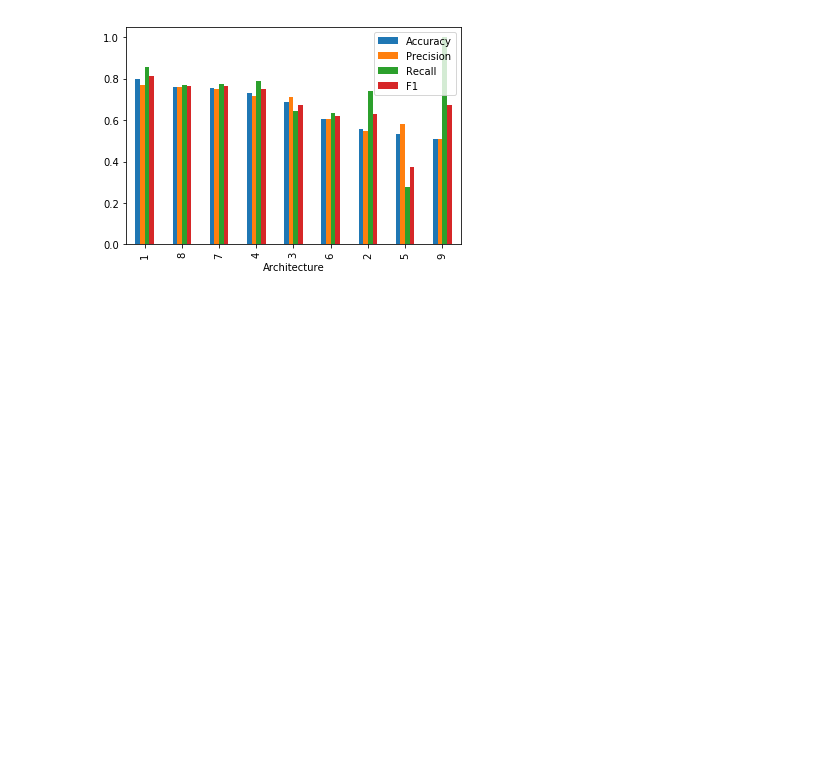
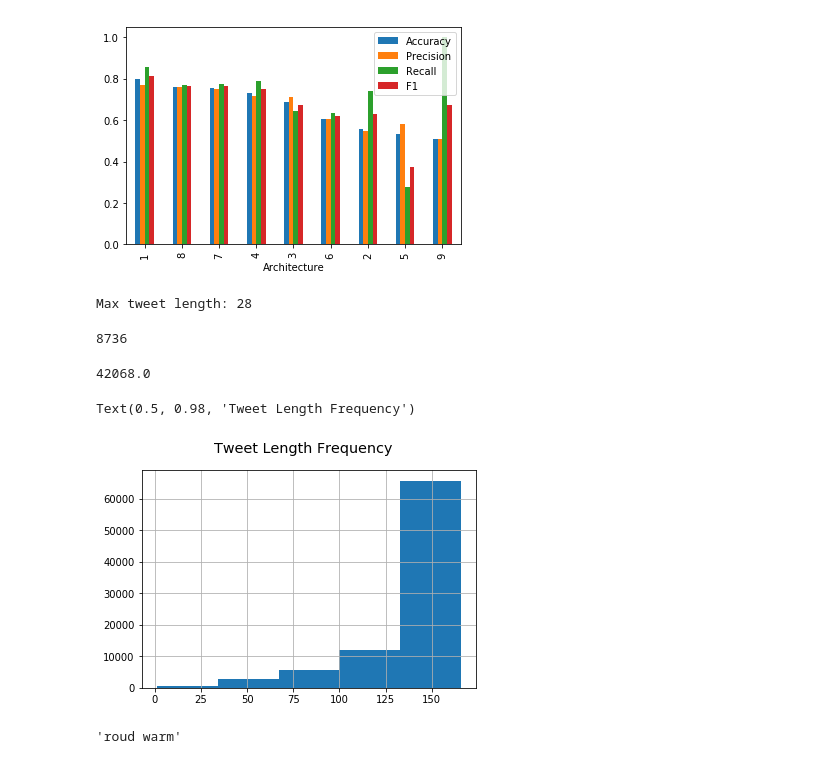
Before and after one commit to markbastian/capstone, a Jupyter notebook: summary.ipynb, the cells around one changed output. Saved outputs shown, nothing was run; the diff lists cells and outputs as text; code cells hidden in the pictures; blank space fills up the shorter version.

```diff
--- a/summary.ipynb
+++ b/summary.ipynb
@@ -48,3 +48,13 @@ df.plot.bar(x='Architecture')
 # %% [output]
 <matplotlib.axes._subplots.AxesSubplot at 0x...>
 [figure]
+# %%
+from nltk.corpus import stopwords
+import pandas as pd
+
+english_stopwords = set(stopwords.words('english'))
+categories = ['Democrat', 'Republican']
+tweetsdf = pd.read_csv('democratvsrepublicantweets/ExtractedTweets.csv')
+handlesdf = pd.read_csv('democratvsrepublicantweets/TwitterHandles.csv')
+raw_tweets = tweetsdf['Tweet']
+parties = tweetsdf['Party']
@@ -50,0 +109,10 @@ df.plot.bar(x='Architecture')
+# %%
+print('Max tweet length: %s' % max_tweet_len)
+len(word_to_int)
+# %% [output]
+Max tweet length: 28
+8736
+# %%
+len(y) - sum(y)
+# %% [output]
+42068.0
@@ -50,0 +123,8 @@ df.plot.bar(x='Architecture')
+# %%
+%matplotlib inline
+import matplotlib.pyplot as plt
+raw_tweets.str.len().hist(bins=5)
+plt.suptitle('Tweet Length Frequency', x=0.5, ha='center', fontsize='x-large')
+# %% [output]
+Text(0.5, 0.98, 'Tweet Length Frequency')
+[figure, added]
@@ -50,0 +140,4 @@ df.plot.bar(x='Architecture')
+# %%
+words[1:10]
+# %% [output]
+'roud warm'
```
Also changed, not shown: parts of 5 cells of this notebook, 6 other files.
